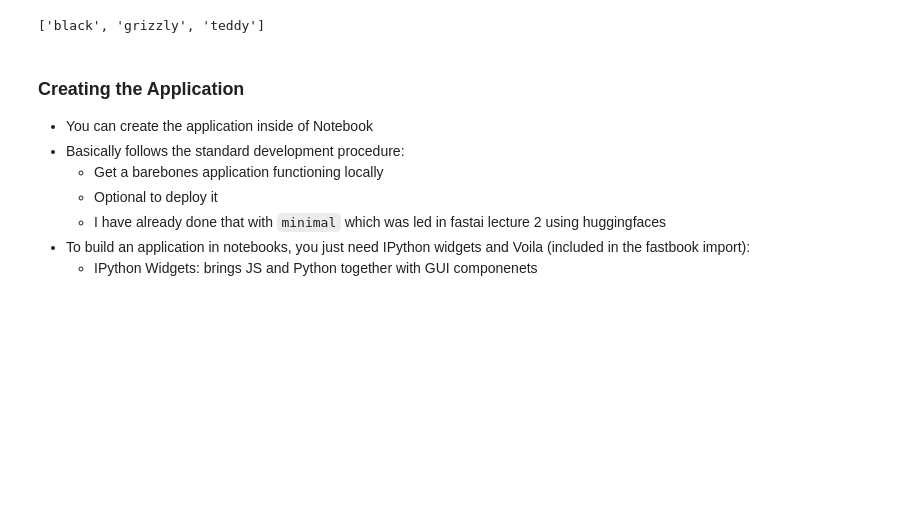
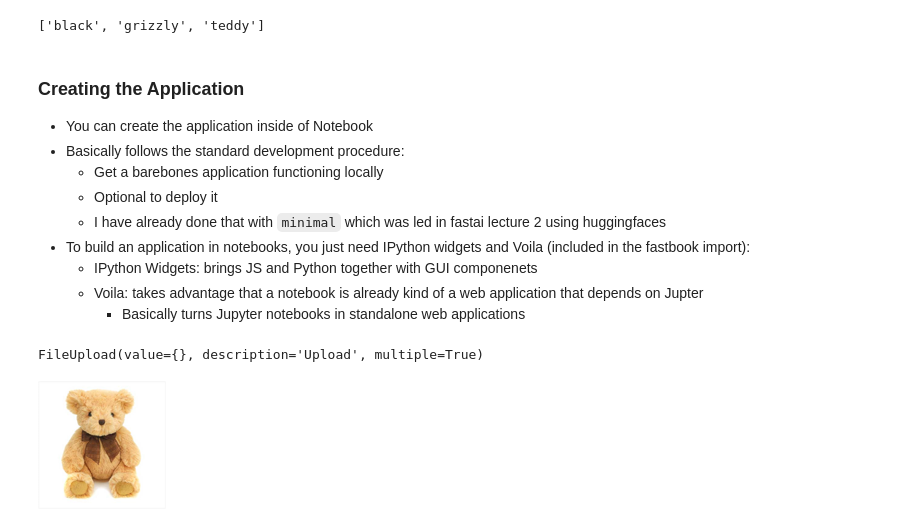
Before and after one commit to blankss/fastai_writeups, a Jupyter notebook: chapter2/application.ipynb, the cells around one changed output. Drawn from its saved outputs; the diff is of its cells as text; code cells hidden in the pictures; blank space fills up the shorter version.

````diff
--- a/chapter2/application.ipynb
+++ b/chapter2/application.ipynb
@@ -27,3 +27,16 @@ learn_inf.dls.vocab
     - I have already done that with ```minimal``` which was led in fastai lecture 2 using huggingfaces
 - To build an application in notebooks, you just need IPython widgets and Voila (included in the fastbook import):
     - IPython Widgets: brings JS and Python together with GUI componenets
+    - Voila: takes advantage that a notebook is already kind of a web application that depends on Jupter
+        - Basically turns Jupyter notebooks in standalone web applications
+# %%
+# simple button upload example using widgets, with this we can upload images our model can predict the category on
+btn_upload = widgets.FileUpload(multiple=True)
+btn_upload
+# %% [output]
+FileUpload(value={}, description='Upload', multiple=True)
+# %%
+img = PILImage.create(btn_upload.data[-1])
+img.resize((128, 128))
+# %% [output]
+[figure, added]
````
Also changed, not shown: parts of 9 cells of this notebook.
